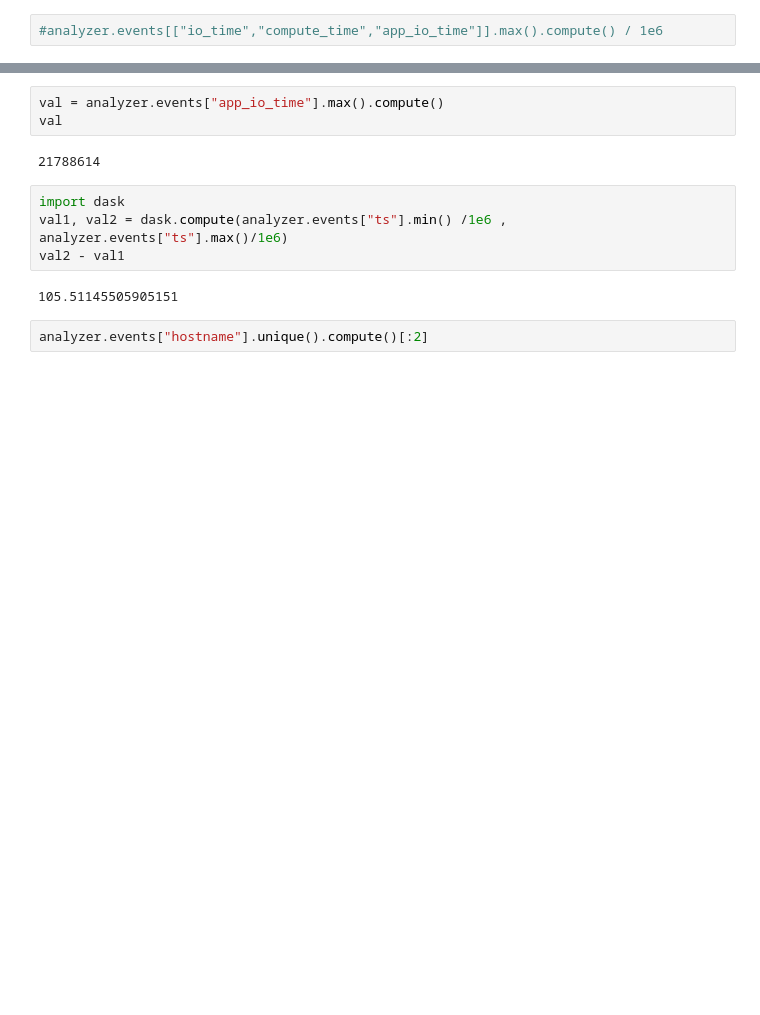
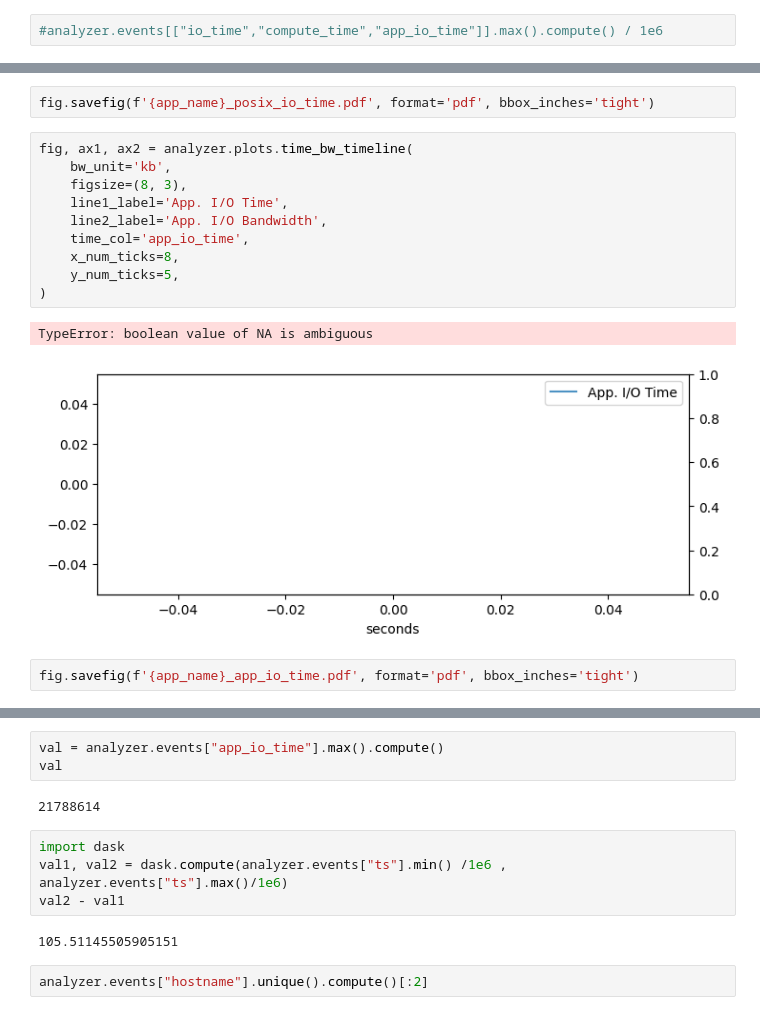
Before and after one commit to hariharan-devarajan/dftracer, a Jupyter notebook: examples/dlp_analyzer/dlp_analyzer.ipynb, the cells around one changed output, grey strips where cells are left out. Saved outputs shown, nothing was run; the diff lists cells and outputs as text; blank space fills up the shorter version.

```diff
--- a/examples/dlp_analyzer/dlp_analyzer.ipynb
+++ b/examples/dlp_analyzer/dlp_analyzer.ipynb
@@ -134,0 +248,17 @@ To provide an explicit output types or to silence this message, please provide t
+# %%
+fig.savefig(f'{app_name}_posix_io_time.pdf', format='pdf', bbox_inches='tight')
+# %%
+fig, ax1, ax2 = analyzer.plots.time_bw_timeline(
+    bw_unit='kb',
+    figsize=(8, 3),
+    line1_label='App. I/O Time',
+    line2_label='App. I/O Bandwidth',
+    time_col='app_io_time',
+    x_num_ticks=8,
+    y_num_ticks=5,
+)
+# %% [output]
+TypeError: boolean value of NA is ambiguous
+[figure, added]
+# %%
+fig.savefig(f'{app_name}_app_io_time.pdf', format='pdf', bbox_inches='tight')
```
Also changed, not shown: parts of 21 cells of this notebook, 4 other files.
